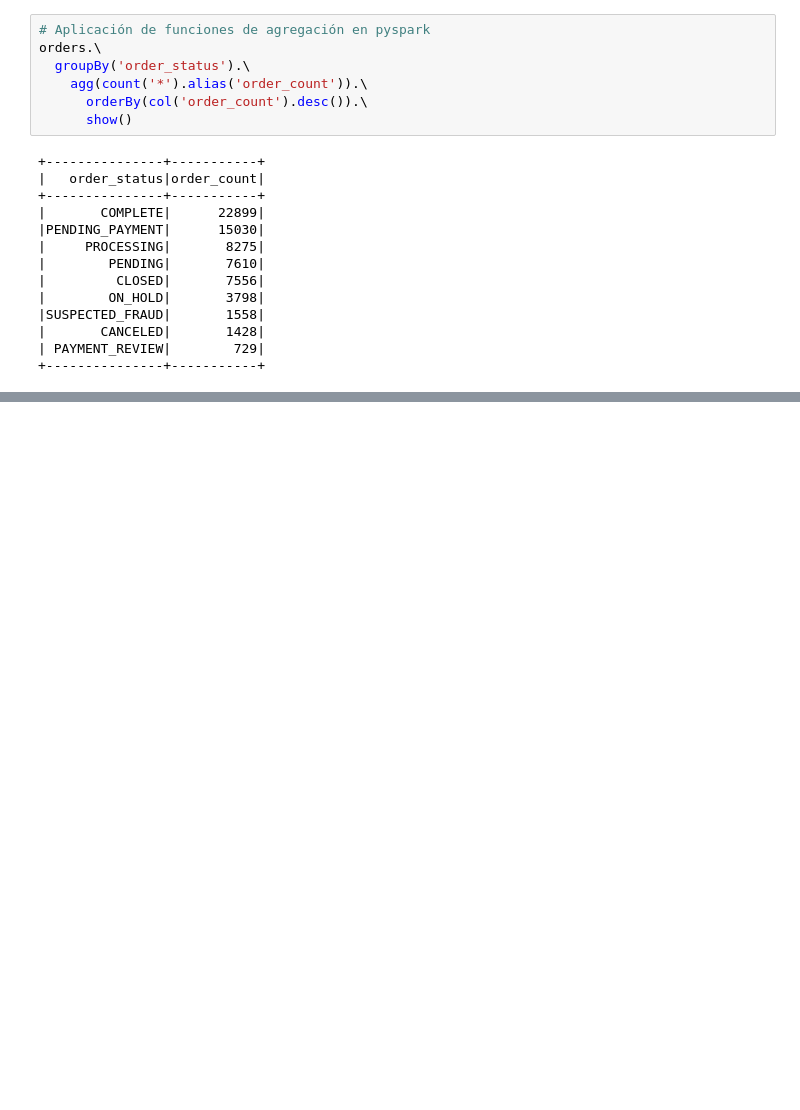
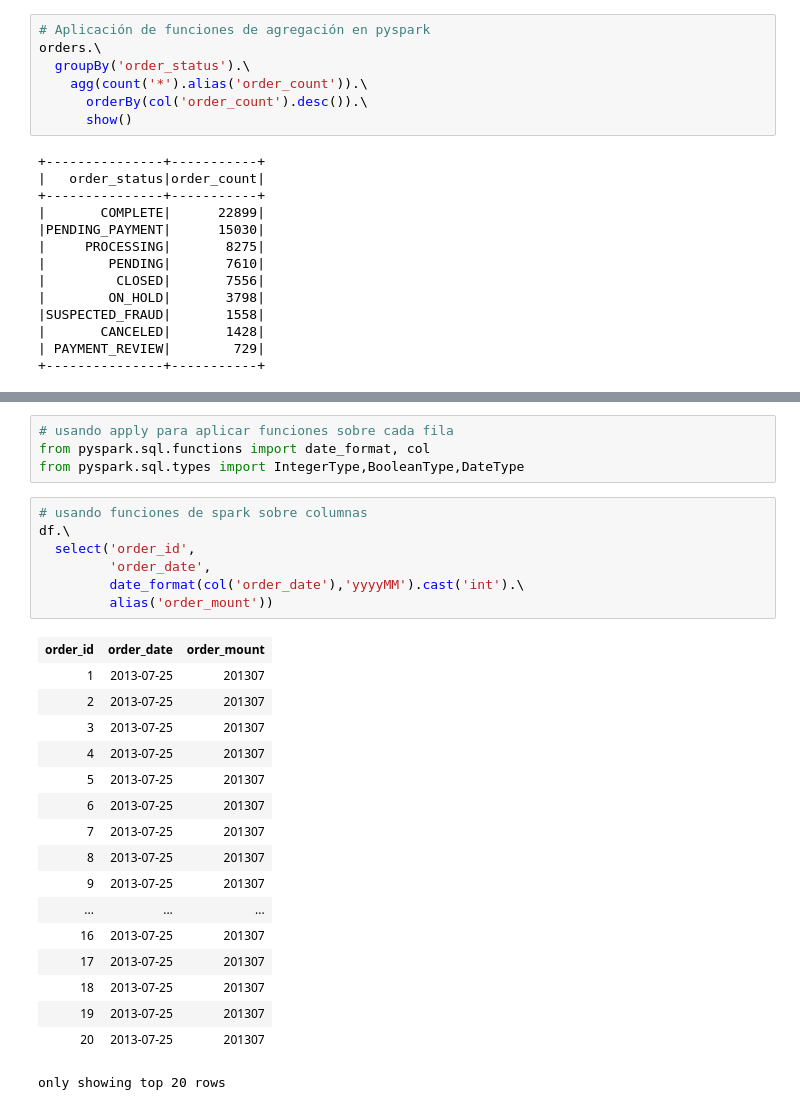
Before and after one commit to ydmarinb/spark, a Jupyter notebook: pyspark/00_initial.ipynb, the cells around one changed output, grey strips where cells are left out. Drawn from its saved outputs; the diff is of its cells as text; blank space fills up the shorter version.

```diff
--- a/pyspark/00_initial.ipynb
+++ b/pyspark/00_initial.ipynb
@@ -175,0 +315,29 @@ orders.\
+# %%
+# usando apply para aplicar funciones sobre cada fila
+from pyspark.sql.functions import date_format, col
+from pyspark.sql.types import IntegerType,BooleanType,DateType
+# %%
+# usando funciones de spark sobre columnas
+df.\
+  select('order_id',
+         'order_date',
+         date_format(col('order_date'),'yyyyMM').cast('int').\
+         alias('order_mount'))
+# %% [output]
+| order_id | order_date | order_mount |
+| 1 | 2013-07-25 | 201307 |
+| 2 | 2013-07-25 | 201307 |
+| 3 | 2013-07-25 | 201307 |
+| 4 | 2013-07-25 | 201307 |
+| 5 | 2013-07-25 | 201307 |
+| 6 | 2013-07-25 | 201307 |
+| 7 | 2013-07-25 | 201307 |
+| 8 | 2013-07-25 | 201307 |
+| 9 | 2013-07-25 | 201307 |
+| ... | ... | ... |
+| 16 | 2013-07-25 | 201307 |
+| 17 | 2013-07-25 | 201307 |
+| 18 | 2013-07-25 | 201307 |
+| 19 | 2013-07-25 | 201307 |
+| 20 | 2013-07-25 | 201307 |
+only showing top 20 rows
```
Also changed, not shown: parts of 16 cells of this notebook.
